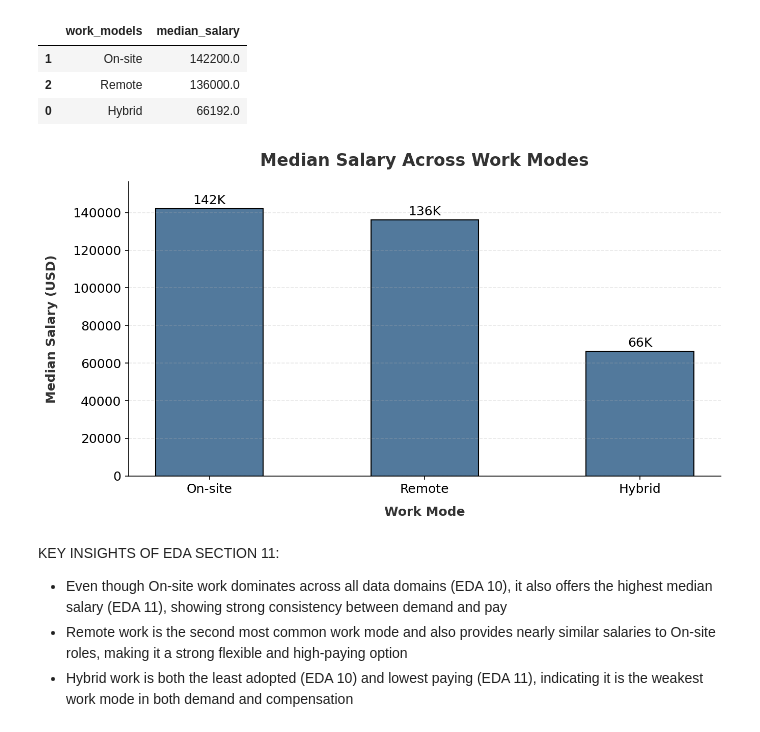
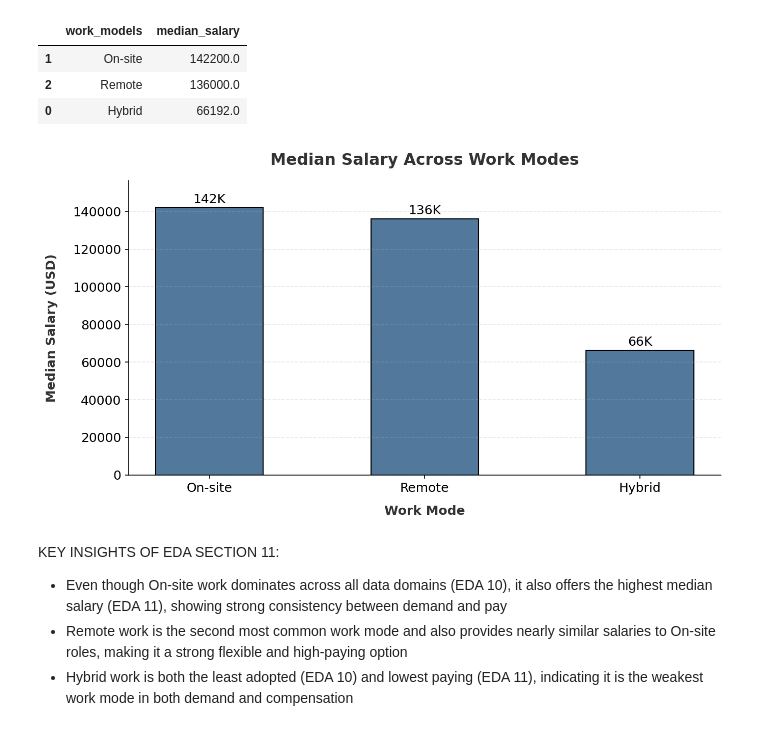
Before and after one commit to Chauhanekta21/Data_Job_Market_Analysis, a Jupyter notebook: main_file.ipynb, the cells around one changed output. Saved outputs shown, nothing was run; the diff lists cells and outputs as text; code cells hidden in the pictures.

```diff
--- a/main_file.ipynb
+++ b/main_file.ipynb
@@ -1452,40 +1452,40 @@ plt.title(
     "Median Salary Across Work Modes",
     color="#333333",
     fontweight="bold",
-    fontsize=16,
+    fontsize=15,
     pad=15
 )
 plt.xlabel("Work Mode", fontweight="bold", fontsize=12, labelpad=10, color="#333333")
 plt.ylabel("Median Salary (USD)", fontweight="bold", fontsize=12, labelpad=14, color="#333333")
 
 # Axis formatting
 plt.xticks(fontsize=12)
 plt.yticks(fontsize=12)
 
 # Add value labels (formatted as K)
 for i, v in enumerate(y):
     label = f"{v/1000:.0f}K"
     plt.text(
         i,
         v + max(y) * 0.008,
         label,
         ha='center',
         va='bottom',
         fontsize=12
     )
 
 # Styling improvements
 plt.ylim(0, max(y) * 1.1)
 plt.margins(y=0.05)
 plt.grid(axis='y', linestyle='--', alpha=0.3)
 
 # Remove unnecessary borders
 plt.gca().spines['top'].set_visible(False)
 plt.gca().spines['right'].set_visible(False)
 # Show plot
 plt.show()
 # %% [output]
-[figure, old version]
+[figure, new version]
 # %% [markdown]
 KEY INSIGHTS OF EDA SECTION 11:
 
```
Also changed, not shown: parts of 1 cell of this notebook.
